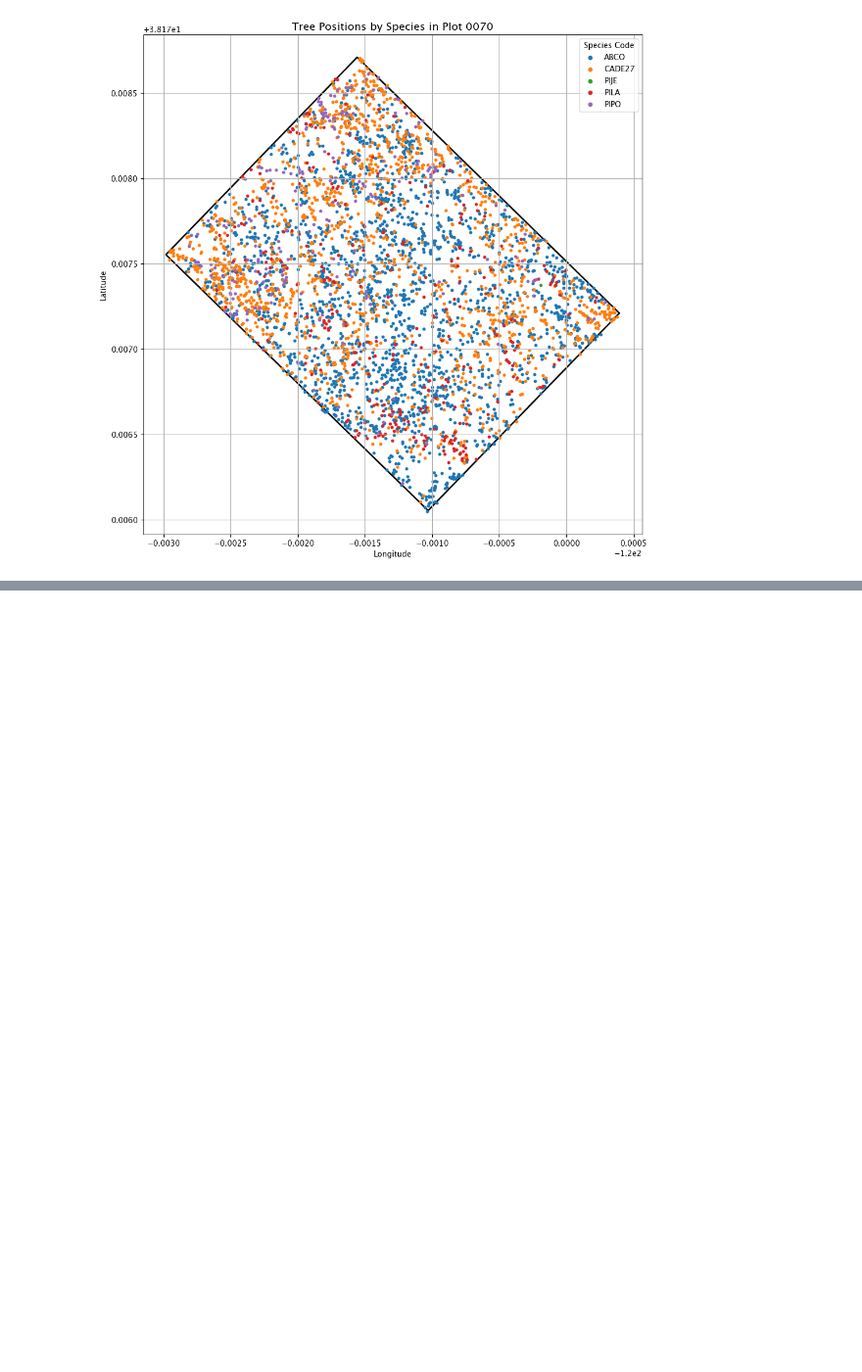
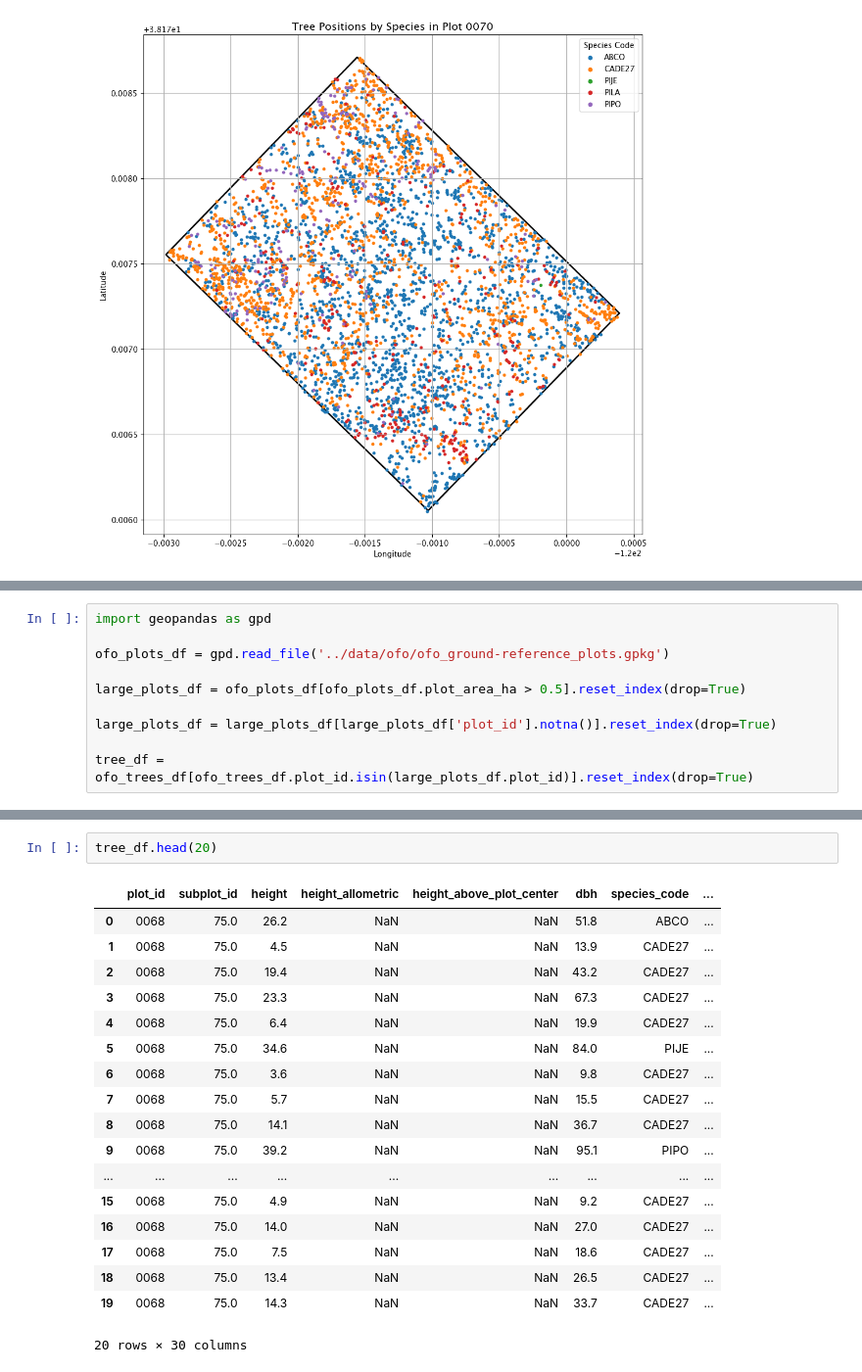
Before and after one commit to dangause/rs-hsi-botany, a Jupyter notebook: notebooks/ofo_eda.ipynb, the cells around one changed output, grey strips where cells are left out. Shown at 98% size. Drawn from its saved outputs; the diff is of its cells as text; blank space fills up the shorter version.

```diff
--- a/notebooks/ofo_eda.ipynb
+++ b/notebooks/ofo_eda.ipynb
@@ -461,0 +481,10 @@ See: https://matplotlib.org/stable/tutorials/intermediate/legend_guide.html#impl
+# %%
+import geopandas as gpd
+
+ofo_plots_df = gpd.read_file('../data/ofo/ofo_ground-reference_plots.gpkg')
+
+large_plots_df = ofo_plots_df[ofo_plots_df.plot_area_ha > 0.5].reset_index(drop=True)
+
+large_plots_df = large_plots_df[large_plots_df['plot_id'].notna()].reset_index(drop=True)
+
+tree_df = ofo_trees_df[ofo_trees_df.plot_id.isin(large_plots_df.plot_id)].reset_index(drop=True)
@@ -461,0 +506,21 @@ See: https://matplotlib.org/stable/tutorials/intermediate/legend_guide.html#impl
+# %%
+tree_df.head(20)
+# %% [output]
+|  | plot_id | subplot_id | height | height_allometric | height_above_plot_center | dbh | species_code | ... |
+| 0 | 0068 | 75.0 | 26.2 | NaN | NaN | 51.8 | ABCO | ... |
+| 1 | 0068 | 75.0 | 4.5 | NaN | NaN | 13.9 | CADE27 | ... |
+| 2 | 0068 | 75.0 | 19.4 | NaN | NaN | 43.2 | CADE27 | ... |
+| 3 | 0068 | 75.0 | 23.3 | NaN | NaN | 67.3 | CADE27 | ... |
+| 4 | 0068 | 75.0 | 6.4 | NaN | NaN | 19.9 | CADE27 | ... |
+| 5 | 0068 | 75.0 | 34.6 | NaN | NaN | 84.0 | PIJE | ... |
+| 6 | 0068 | 75.0 | 3.6 | NaN | NaN | 9.8 | CADE27 | ... |
+| 7 | 0068 | 75.0 | 5.7 | NaN | NaN | 15.5 | CADE27 | ... |
+| 8 | 0068 | 75.0 | 14.1 | NaN | NaN | 36.7 | CADE27 | ... |
+| 9 | 0068 | 75.0 | 39.2 | NaN | NaN | 95.1 | PIPO | ... |
+| ... | ... | ... | ... | ... | ... | ... | ... | ... |
+| 15 | 0068 | 75.0 | 4.9 | NaN | NaN | 9.2 | CADE27 | ... |
+| 16 | 0068 | 75.0 | 14.0 | NaN | NaN | 27.0 | CADE27 | ... |
+| 17 | 0068 | 75.0 | 7.5 | NaN | NaN | 18.6 | CADE27 | ... |
+| 18 | 0068 | 75.0 | 13.4 | NaN | NaN | 26.5 | CADE27 | ... |
+| 19 | 0068 | 75.0 | 14.3 | NaN | NaN | 33.7 | CADE27 | ... |
+20 rows × 30 columns
```
Also changed, not shown: parts of 24 cells of this notebook.
